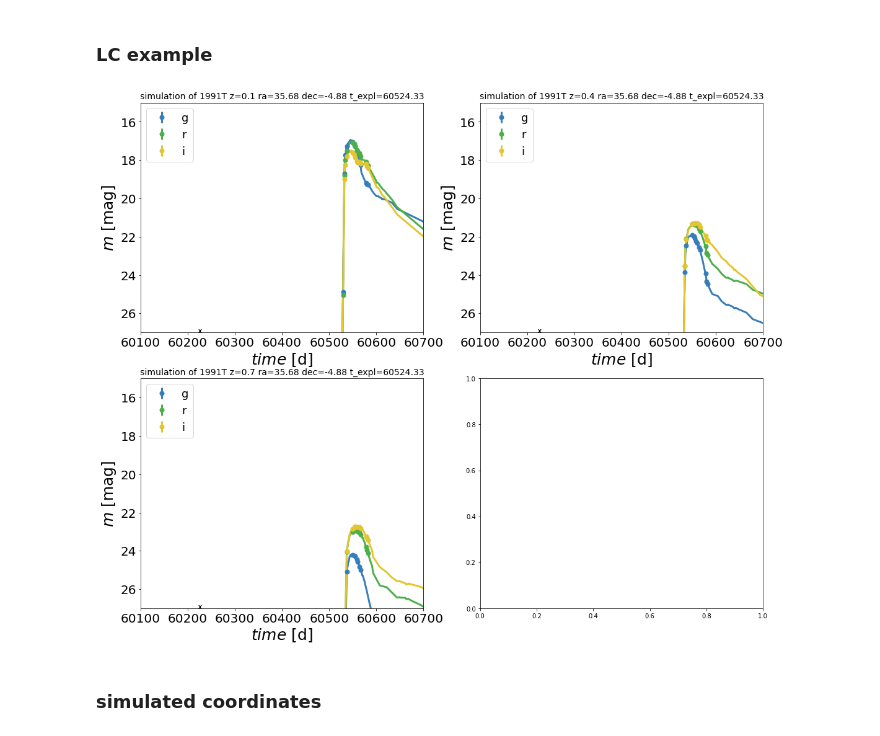
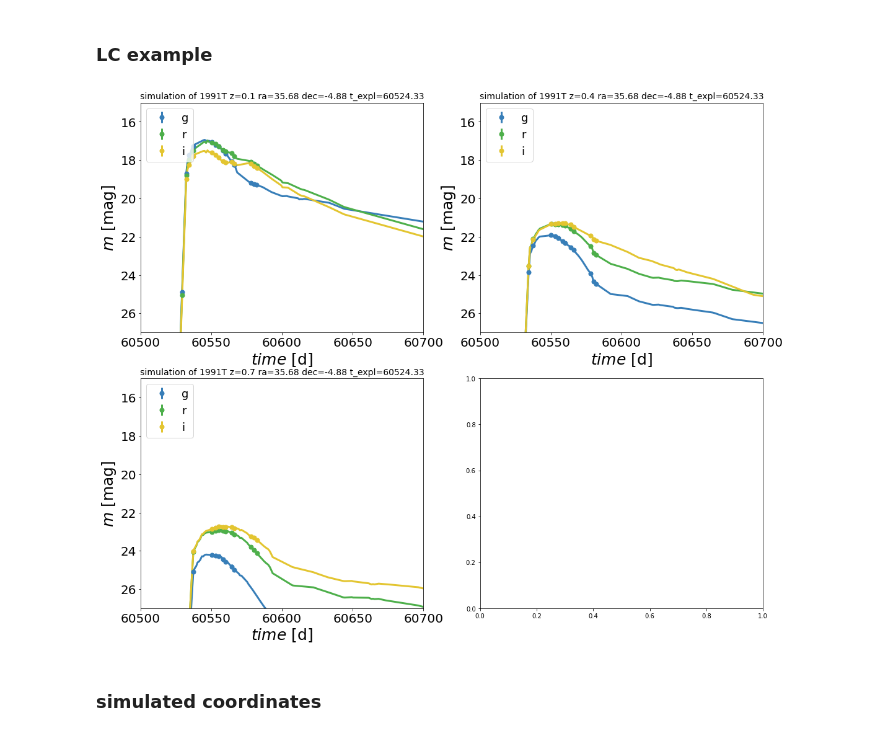
Before and after one commit to FabioRagosta/LSSTmetrics, a Jupyter notebook: SNRateMetric-DDF.ipynb, the cells around one changed output. Drawn from its saved outputs; the diff is of its cells as text; code cells hidden in the pictures.

```diff
--- a/SNRateMetric-DDF.ipynb
+++ b/SNRateMetric-DDF.ipynb
@@ -837,7 +873,7 @@ for opsim in  ['baseline_nexp1_v1.7_10yrs']:#,'baseline_nexp2_v1.7_10yrs']:
     if (4, 'Ia_DDF') in bundleDicts[opsim].keys():
         bmetric =[(5, 'get_Col'),(4, 'Ia_DDF')]
     if (13, 'Ia_DDF') in bundleDicts[opsim].keys():
-        bmetric =[(26, 'get_Col'),(23, 'Ia_DDF_test')]
+        bmetric =[(27, 'get_Col'),(23, 'Ia_DDF_test')]
     for metric in bmetric:#, (4, 'II'), (5, 'Ibc')]:
         coo_df[opsim][metric[1]] = np.column_stack((bundleDicts[opsim][metric].slicer.slicePoints['ra'][np.where(bundleDicts[opsim][metric].metricValues.mask==False)]
                                           ,bundleDicts[opsim][metric].slicer.slicePoints['dec'][np.where(bundleDicts[opsim][metric].metricValues.mask==False)]))
@@ -907,36 +943,35 @@ ObsStart
 # %%
 ObsStart= df17['baseline_nexp1_v1.7_10yrs']['get_Col']['observationStartMJD'][1].min()
 color = ['#377eb8','#4daf4a', '#e3c530']
 fig, axes = plt.subplots(2,2,figsize=(18,15))
 for i,axs in enumerate(axes.flatten()[0:3]):
     for j, f in enumerate(['g','r','i']):
         c=color[j]
         t_expl = float(llist[i].split('_')[-2])
         z = float(llist[i].split('_')[3])
         filters=obs[llist[i]][z]['filter']==f
         mag =obs_template['magobs']['1991T'][z][f]
         maglc =obs[llist[i]][z]['mag'][filters]
         magerrlc =obs[llist[i]][z]['mag_err'][filters]
 
         if np.size(obs[llist[i]][z]['epoch'][filters])>0:
             ph = obs_template['phobs']['1991T'][z][f]-obs_template['phobs']['1991T'][z][f][mag==max(mag)]+t_expl
             phlc = obs[llist[i]][z]['epoch'][filters]#-obs[llist[i]][z]['epoch'][filters][0]+e[i]
             axs.errorbar(phlc, maglc,yerr=magerrlc,fmt='o',elinewidth=3,color=c,markersize=7,label=f)
             axs.plot(ph, mag,'-',lw=3,color=c)
-        axs.annotate('x', xy=(ObsStart, 27),xytext =(ObsStart, 27))
         axs.invert_yaxis()
         axs.set_ylim([27,15])
-        axs.set_xlim([60100,60700])
+        axs.set_xlim([60500,60700])
         axs.set_xlabel(r'$time$ [d]',fontsize=25)
         axs.set_ylabel(r'$m$ [mag]',fontsize=25)
         axs.set_title(r'simulation of 1991T z={} ra={} dec={} t_expl={}'.format(z,
         np.round(obs[llist[i]][z]['coo'][0],2),np.round(obs[llist[i]][z]['coo'][1],2), t_expl),fontsize=14)
         axs.tick_params('both', labelsize=20)
     #if i ==0:
         axs.legend(loc=2,fontsize=18)
 plt.savefig('./lc_example.pdf')
 # %% [output]
-[figure, old version]
+[figure, new version]
 # %% [markdown]
 ### simulated coordinates
 # %%
```
Also changed, not shown: parts of 20 cells of this notebook.
